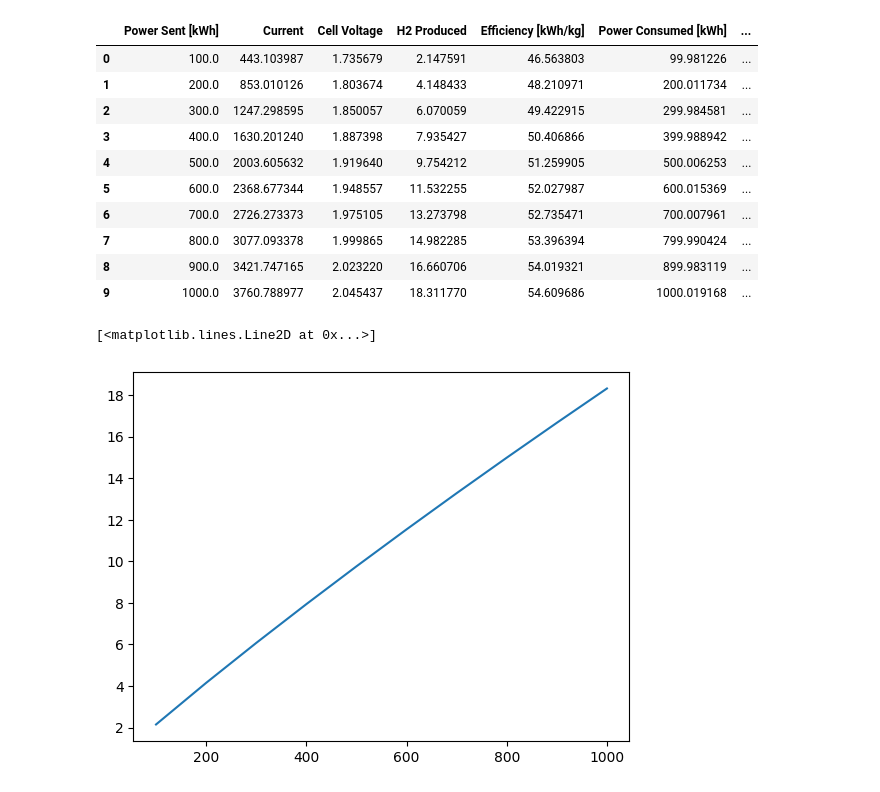
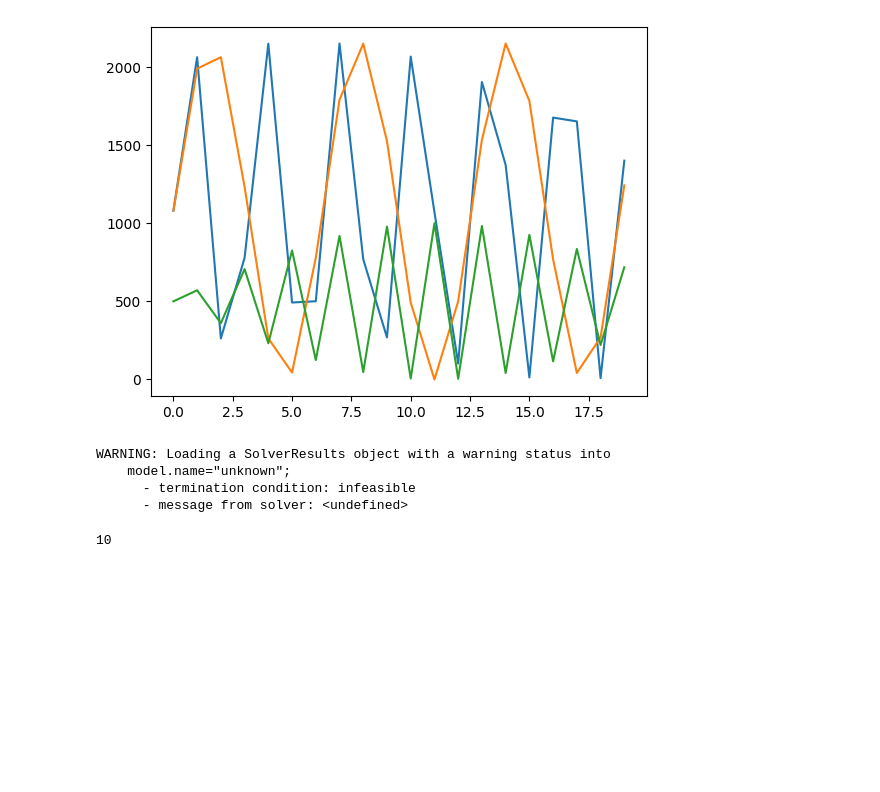
Before and after one commit to vijay092/resource-optimization-hopp, a Jupyter notebook: run_optimization.ipynb, the cells around one changed output. Saved outputs shown, nothing was run; the diff lists cells and outputs as text; code cells hidden in the pictures; blank space fills up the shorter version.

```diff
--- a/run_optimization.ipynb
+++ b/run_optimization.ipynb
@@ -12,12 +12,30 @@ from optimize_utils import optimize
 warnings.filterwarnings("ignore")
+# %%
+T = 20
+time = np.arange(0, T, 1)
+
+
+solar = 1080*(np.sin(2*time) + 1)
+wind = 1080*(np.sin(time) + 1)
+battery = 500*(np.sin(3*time) + 1)
+
+
+plt.plot(solar)
+plt.plot(wind)
+plt.plot(battery)
+
+renewable_powers = pd.DataFrame()
+renewable_powers["solar"] = solar
+renewable_powers["wind"] = wind
+renewable_powers["battery"] = battery
+# %% [output]
+[figure, added]
 # %%
-model, results = optimize(
-    max_wind = 1080,
-    max_solar = 1080,
-    max_battery = 520,
-    max_electrolyzer = 2*1080 + 520,
-    battery_storage_hours = 2,
-    stack_life_hrs = 80000 ,
-    cost_year = 2025,
-    pem_cost_case="Mod 18",
+model = optimize(
+    T, renewable_powers, battery_storage_hours=2, stack_life_hrs=80000, cost_year=2025
 )
+# %% [output]
+WARNING: Loading a SolverResults object with a warning status into
+    model.name="unknown";
+      - termination condition: infeasible
+      - message from solver: <undefined>
@@ -26,21 +42,4 @@ bol_eff_curve = pd.read_pickle("pem_1mw_bol_eff_pickle")
-# %%
-bol_eff_curve
-# %% [output]
-|  | Power Sent [kWh] | Current | Cell Voltage | H2 Produced | Efficiency [kWh/kg] | Power Consumed [kWh] | ... |
-| 0 | 100.0 | 443.103987 | 1.735679 | 2.147591 | 46.563803 | 99.981226 | ... |
-| 1 | 200.0 | 853.010126 | 1.803674 | 4.148433 | 48.210971 | 200.011734 | ... |
-| 2 | 300.0 | 1247.298595 | 1.850057 | 6.070059 | 49.422915 | 299.984581 | ... |
-| 3 | 400.0 | 1630.201240 | 1.887398 | 7.935427 | 50.406866 | 399.988942 | ... |
-| 4 | 500.0 | 2003.605632 | 1.919640 | 9.754212 | 51.259905 | 500.006253 | ... |
-| 5 | 600.0 | 2368.677344 | 1.948557 | 11.532255 | 52.027987 | 600.015369 | ... |
-| 6 | 700.0 | 2726.273373 | 1.975105 | 13.273798 | 52.735471 | 700.007961 | ... |
-| 7 | 800.0 | 3077.093378 | 1.999865 | 14.982285 | 53.396394 | 799.990424 | ... |
-| 8 | 900.0 | 3421.747165 | 2.023220 | 16.660706 | 54.019321 | 899.983119 | ... |
-| 9 | 1000.0 | 3760.788977 | 2.045437 | 18.311770 | 54.609686 | 1000.019168 | ... |
-# %%
-import matplotlib.pyplot as plt
-
-plt.plot(bol_eff_curve["Power Sent [kWh]"], bol_eff_curve["H2 Produced"])
-# %% [output]
-[<matplotlib.lines.Line2D at 0x...>]
-[figure, removed]
+# %%
+model.solar_size_mw[0].value
+# %% [output]
+10
```
Also changed, not shown: parts of 2 cells of this notebook, 1 other file.
